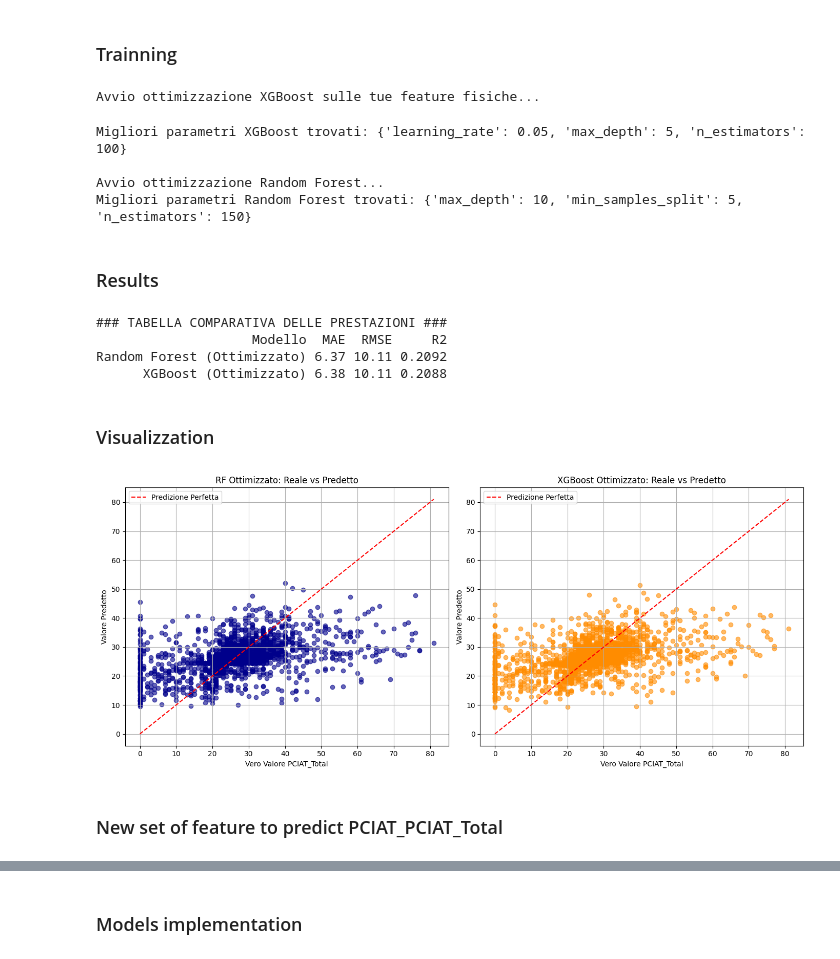
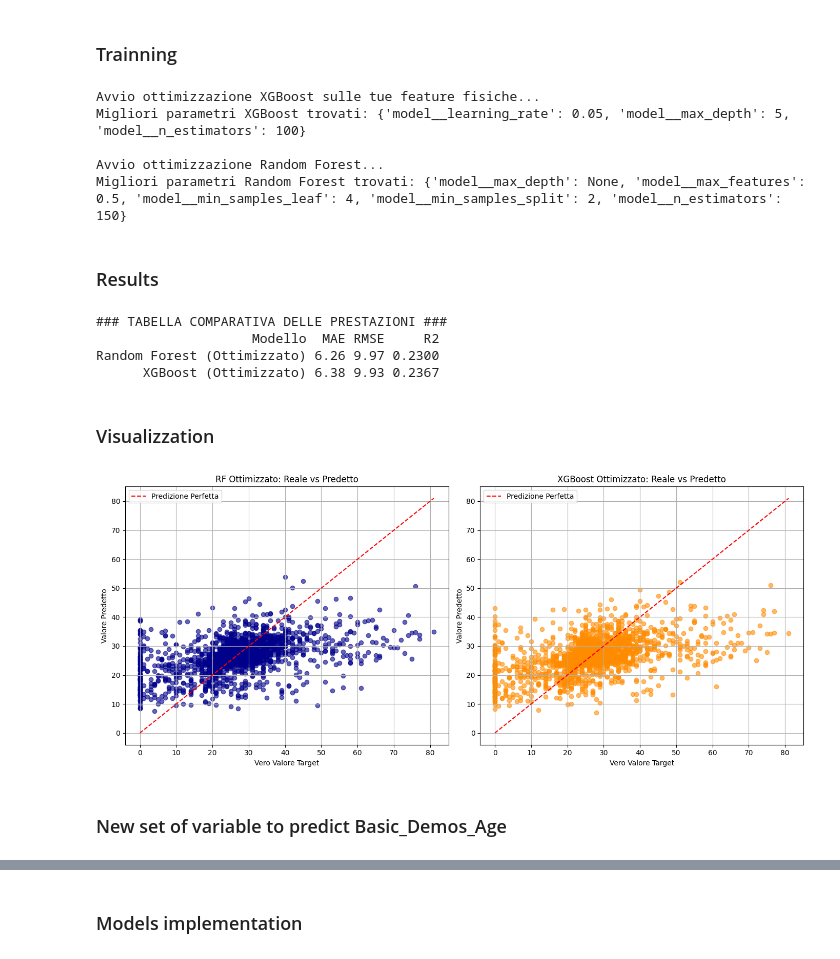
Before and after one commit to kilomo12/Data_Mining_project2, a Jupyter notebook: Advanced_regression.ipynb, the cells around one changed output, grey strips where cells are left out. Cells and saved outputs as stored; diff of their text form; code cells hidden in the pictures.

```diff
--- a/Advanced_regression.ipynb
+++ b/Advanced_regression.ipynb
@@ -149,0 +193,9 @@ Nuova forma dopo la Feature Selection: (5922, 25)
+# %%
+from sklearn.ensemble import RandomForestRegressor
+
+model = RandomForestRegressor(n_estimators=100, random_state=42)
+model.fit(X_train, y_train)
+
+y_pred = model.predict(X_test)
+
+print("R²:", r2_score(y_test, y_pred))
@@ -186,12 +258,32 @@ rf_grid = GridSearchCV(
+# %%
+rf_pipe = Pipeline([
+    ("model", RandomForestRegressor(random_state=42))
+])
+
+param_grid_rf = {
+    "model__n_estimators": [50, 100, 150],
+    "model__max_depth": [None, 10, 20],
+    "model__min_samples_split": [2, 5],
+    "model__min_samples_leaf": [1, 2, 4],
+    "model__max_features": ["sqrt", 0.5, 1.0],
+}
+
+rf_grid = GridSearchCV(
+    estimator=rf_pipe,
+    param_grid=param_grid_rf,
+    cv=5,
+    scoring="neg_mean_squared_error",
+    n_jobs=-1
+)
 # %% [markdown]
 ### Trainning
 # %%
 print("Avvio ottimizzazione XGBoost sulle tue feature fisiche...")
-xgb_grid.fit(X_train_sel, y_train)
+xgb_grid.fit(X_train, y_train)
 print(f"Migliori parametri XGBoost trovati: {xgb_grid.best_params_}\n")
 
 print("Avvio ottimizzazione Random Forest...")
-rf_grid.fit(X_train_sel, y_train)
+rf_grid.fit(X_train, y_train)
 print(f"Migliori parametri Random Forest trovati: {rf_grid.best_params_}")
 
 # Estrazione dei modelli campioni
@@ -199,10 +291,10 @@ best_xgb = xgb_grid.best_estimator_
 best_rf = rf_grid.best_estimator_
 # %% [output]
 Avvio ottimizzazione XGBoost sulle tue feature fisiche...
+Migliori parametri XGBoost trovati: {'model__learning_rate': 0.05, 'model__max_depth': 5, 'model__n_estimators': 100}
+
+Avvio ottimizzazione Random Forest...
+Migliori parametri Random Forest trovati: {'model__max_depth': None, 'model__max_features': 0.5, 'model__min_samples_leaf': 4, 'model__min_samples_split': 2, 'model__n_estimators': 150}
-Migliori parametri XGBoost trovati: {'learning_rate': 0.05, 'max_depth': 5, 'n_estimators': 100}
-
-Avvio ottimizzazione Random Forest...
-Migliori parametri Random Forest trovati: {'max_depth': 10, 'min_samples_split': 5, 'n_estimators': 150}
 # %% [markdown]
 ### Results
 # %%
@@ -220,7 +312,7 @@ predizioni = {}
 # 2. Ciclo pulito (un solo loop) per calcolare le metriche
 for nome, modello in modelli_ottimizzati.items():
     # Predizione sulla matrice di test con feature selezionate
-    y_pred = modello.predict(X_test_sel)
+    y_pred = modello.predict(X_test)
     predizioni[nome] = y_pred  # Conserviamo le predizioni per i grafici successivi
 
     # Calcolo delle metriche di regressione
@@ -246,9 +338,9 @@ print("\n### TABELLA COMPARATIVA DELLE PRESTAZIONI ###")
 print(df_metriche.to_string(index=False))
 # %% [output]
 ### TABELLA COMPARATIVA DELLE PRESTAZIONI ###
-                    Modello  MAE  RMSE     R2
-Random Forest (Ottimizzato) 6.37 10.11 0.2092
-      XGBoost (Ottimizzato) 6.38 10.11 0.2088
+                    Modello  MAE RMSE     R2
+Random Forest (Ottimizzato) 6.26 9.97 0.2300
+      XGBoost (Ottimizzato) 6.38 9.93 0.2367
 # %% [markdown]
 ### Visualizzation
 # %%
@@ -264,35 +356,35 @@ plt.scatter(
 plt.plot(
     [y_test.min(), y_test.max()],
     [y_test.min(), y_test.max()],
     "r--",
     label="Predizione Perfetta",
 )
 plt.title("RF Ottimizzato: Reale vs Predetto")
-plt.xlabel("Vero Valore PCIAT_Total")
+plt.xlabel("Vero Valore Target")
 plt.ylabel("Valore Predetto")
 plt.grid(True)
 plt.legend()
 
 # Grafico XGBoost
 plt.subplot(1, 2, 2)
 plt.scatter(
     y_test, predizioni["XGBoost (Ottimizzato)"], alpha=0.6, color="darkorange"
 )
 plt.plot(
     [y_test.min(), y_test.max()],
     [y_test.min(), y_test.max()],
     "r--",
     label="Predizione Perfetta",
 )
 plt.title("XGBoost Ottimizzato: Reale vs Predetto")
-plt.xlabel("Vero Valore PCIAT_Total")
+plt.xlabel("Vero Valore Target")
 plt.ylabel("Valore Predetto")
 plt.grid(True)
 plt.legend()
 
 plt.tight_layout()
 plt.show()
 # %% [output]
-[figure, old version]
+[figure, new version]
 # %% [markdown]
-### New set of feature to predict PCIAT_PCIAT_Total
+### New set of variable to predict Basic_Demos_Age
```
Also changed, not shown: parts of 60 cells of this notebook, 3 other files.
